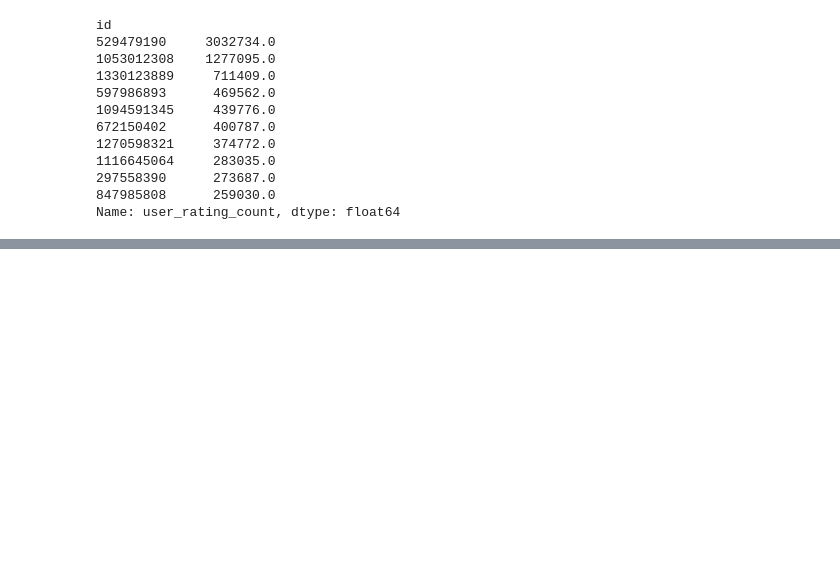
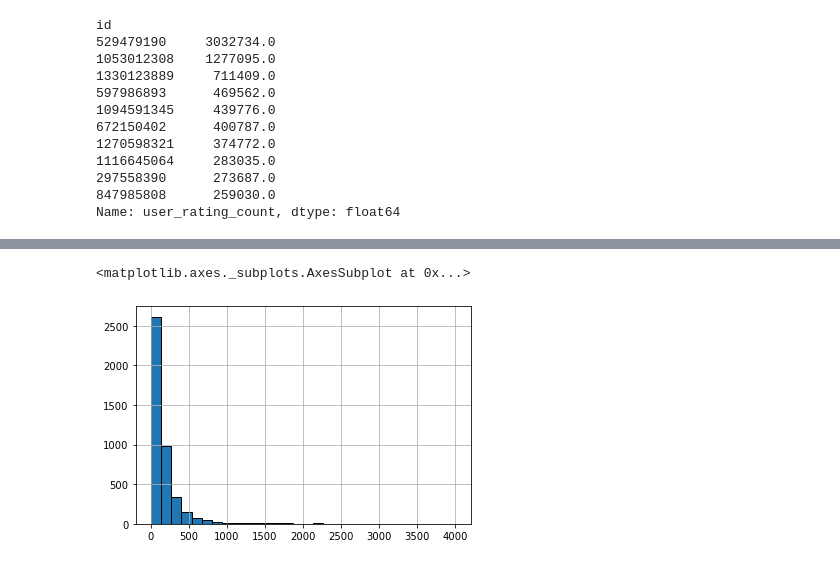
Before and after one commit to samyon7/Statistics-Python, a Jupyter notebook: Work_7/work_7-1.ipynb, the cells around one changed output, grey strips where cells are left out. Cells and saved outputs as stored; diff of their text form; code cells hidden in the pictures; blank space fills up the shorter version.

```diff
--- a/Work_7/work_7-1.ipynb
+++ b/Work_7/work_7-1.ipynb
@@ -340,0 +397,7 @@ Name: user_rating_count, dtype: float64
+# %%
+games['size'] = games['size']/1e6
+# %%
+games['size'].hist(bins=30, ec='black')
+# %% [output]
+<matplotlib.axes._subplots.AxesSubplot at 0x...>
+[figure, added]
```
Also changed, not shown: parts of 19 cells of this notebook.
